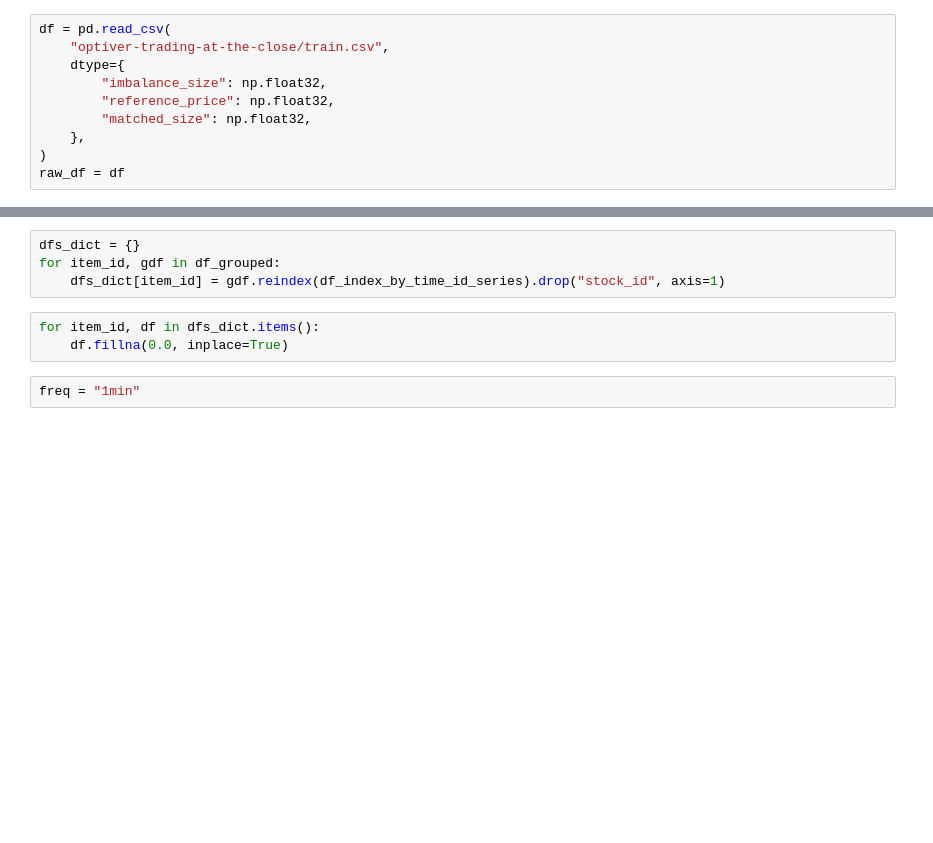
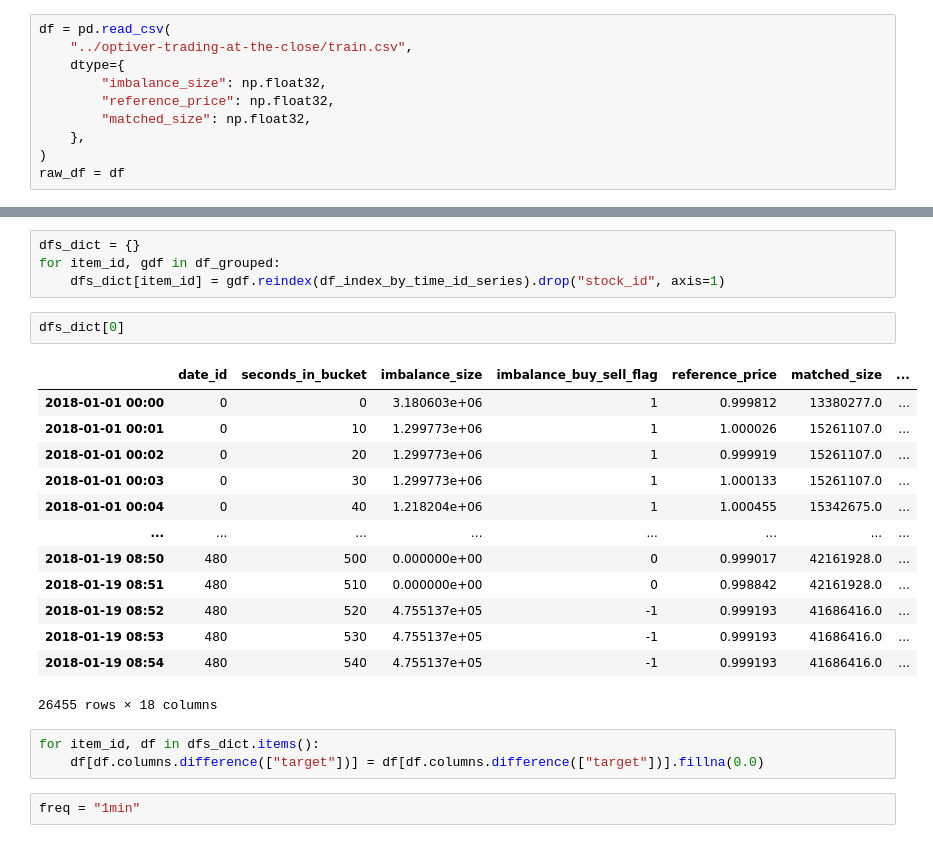
Before and after one commit to florencetsang/optiver2023, a Jupyter notebook: florence/time-series-transformer.ipynb, the cells around one changed output, grey strips where cells are left out. Cells and saved outputs as stored; diff of their text form; blank space fills up the shorter version.

```diff
--- a/florence/time-series-transformer.ipynb
+++ b/florence/time-series-transformer.ipynb
@@ -101,7 +101,7 @@ In this blog post, we'll use the `tourism_monthly` dataset, which is available o
 This dataset is part of the [Monash Time Series Forecasting](https://forecastingdata.org/) repository, a collection of  time series datasets from a number of domains. It can be viewed as the GLUE benchmark of time series forecasting.
 # %%
 df = pd.read_csv(
-    "optiver-trading-at-the-close/train.csv",
+    "../optiver-trading-at-the-close/train.csv",
     dtype={
         "imbalance_size": np.float32,
         "reference_price": np.float32,
@@ -191,9 +191,25 @@ Length: 200, dtype: int64
 dfs_dict = {}
 for item_id, gdf in df_grouped:
     dfs_dict[item_id] = gdf.reindex(df_index_by_time_id_series).drop("stock_id", axis=1)
+# %%
+dfs_dict[0]
+# %% [output]
+|  | date_id | seconds_in_bucket | imbalance_size | imbalance_buy_sell_flag | reference_price | matched_size | ... |
+| 2018-01-01 00:00 | 0 | 0 | 3.180603e+06 | 1 | 0.999812 | 13380277.0 | ... |
+| 2018-01-01 00:01 | 0 | 10 | 1.299773e+06 | 1 | 1.000026 | 15261107.0 | ... |
+| 2018-01-01 00:02 | 0 | 20 | 1.299773e+06 | 1 | 0.999919 | 15261107.0 | ... |
+| 2018-01-01 00:03 | 0 | 30 | 1.299773e+06 | 1 | 1.000133 | 15261107.0 | ... |
+| 2018-01-01 00:04 | 0 | 40 | 1.218204e+06 | 1 | 1.000455 | 15342675.0 | ... |
+| ... | ... | ... | ... | ... | ... | ... | ... |
+| 2018-01-19 08:50 | 480 | 500 | 0.000000e+00 | 0 | 0.999017 | 42161928.0 | ... |
+| 2018-01-19 08:51 | 480 | 510 | 0.000000e+00 | 0 | 0.998842 | 42161928.0 | ... |
+| 2018-01-19 08:52 | 480 | 520 | 4.755137e+05 | -1 | 0.999193 | 41686416.0 | ... |
+| 2018-01-19 08:53 | 480 | 530 | 4.755137e+05 | -1 | 0.999193 | 41686416.0 | ... |
+| 2018-01-19 08:54 | 480 | 540 | 4.755137e+05 | -1 | 0.999193 | 41686416.0 | ... |
+26455 rows × 18 columns
 # %%
 for item_id, df in dfs_dict.items():
-    df.fillna(0.0, inplace=True)
+    df[df.columns.difference(["target"])] = df[df.columns.difference(["target"])].fillna(0.0)
 # %%
 freq = "1min"
 # %%
```
Also changed, not shown: parts of 22 cells of this notebook, 1 other file.
